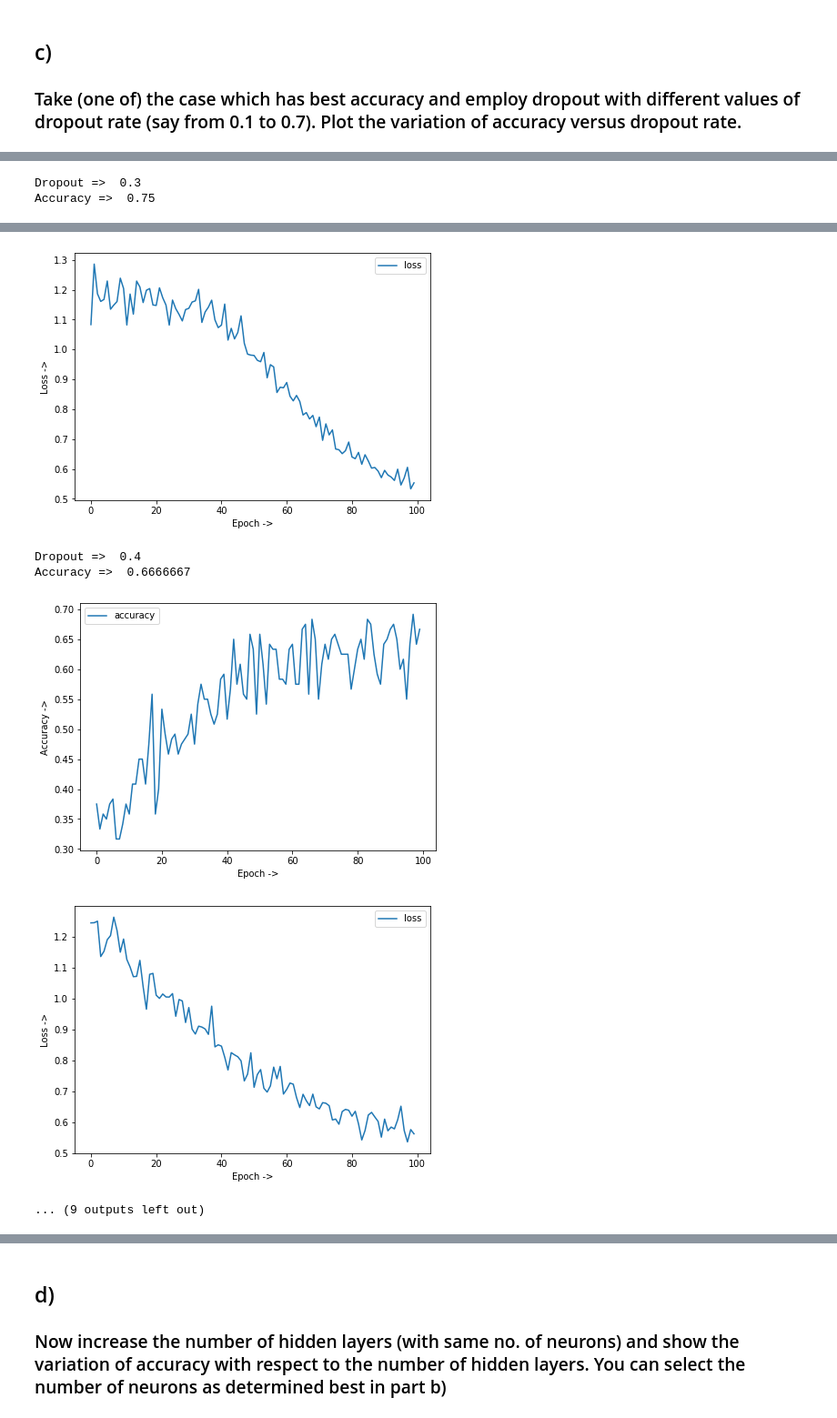
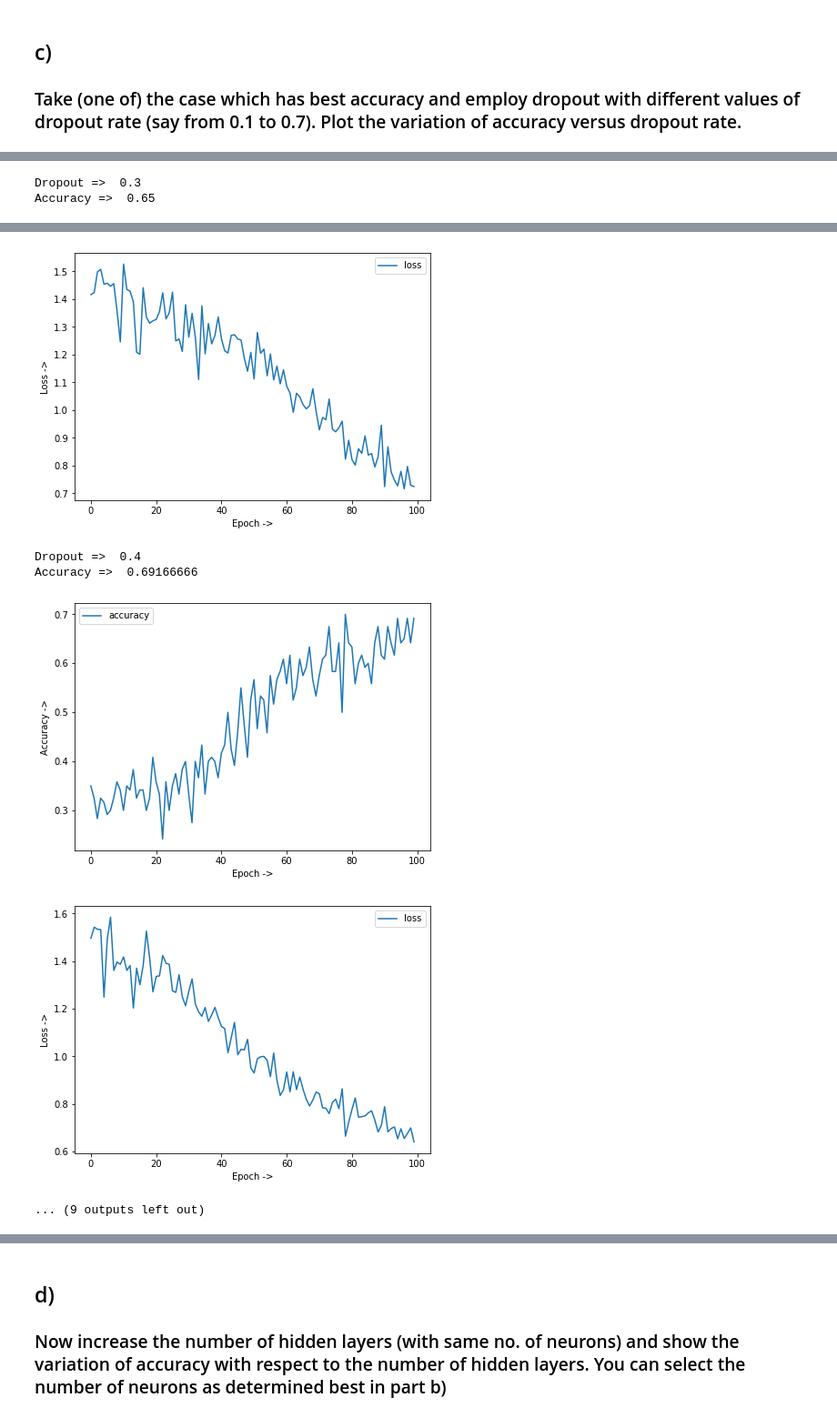
Before and after one commit to Jimut123/rkmveri-labs, a Jupyter notebook: MachineLearning/nnKeras-5.ipynb, the cells around one changed output, grey strips where cells are left out. Shown at 91% size. Cells and saved outputs as stored; diff of their text form; code cells hidden in the pictures.

```diff
--- a/MachineLearning/nnKeras-5.ipynb
+++ b/MachineLearning/nnKeras-5.ipynb
@@ -250,15 +254,13 @@ print(y_pred_class)
 deep_neurons = 50
 accuracy_neuron_list = []
 
-for item in range(deep_neurons):
-    #Defining the model
-    # Seq approach
+for item in range(4,deep_neurons):
     model = Sequential()
     # input dimension is 4 since there are 4 features (input layer)
     model.add(Dense(4, input_dim=4, activation='softmax'))
     # 1st hidden layer
     # initialising the weights using Xavier's Method
-    model.add(Dense(30, activation='softmax',kernel_initializer = 'glorot_normal'))
+    model.add(Dense(item, activation='softmax',kernel_initializer = 'glorot_normal'))
     model.add(BatchNormalization())
     # 2nd layer is output layer
     model.add(Dense(3, activation='softmax'))
@@ -348,7 +356,7 @@ for dropout_ in range(1,8):
     model.add(Dense(4, input_dim=4, activation='softmax'))
     # 1st hidden layer
     # initialising the weights using Xavier's Method
-    model.add(Dense(42, activation='softmax',kernel_initializer = 'glorot_normal'))
+    model.add(Dense(18, activation='softmax',kernel_initializer = 'glorot_normal'))
     model.add(Dropout(dropout))
     model.add(BatchNormalization())
     # 2nd layer is output layer
@@ -395,2 +403,2 @@ Accuracy =>  0.84166664
 Dropout =>  0.3
-Accuracy =>  0.75
+Accuracy =>  0.65
@@ -398,8 +406,8 @@ Accuracy =>  0.75
-[figure, old version]
+[figure, new version]
 Dropout =>  0.4
-Accuracy =>  0.6666667
+Accuracy =>  0.69166666
-[figure, old version]
+[figure, new version]
-[figure, old version]
+[figure, new version]
 ... (9 outputs left out)
 # %%
 dropout_acc_list
```
Also changed, not shown: parts of 28 cells of this notebook.
